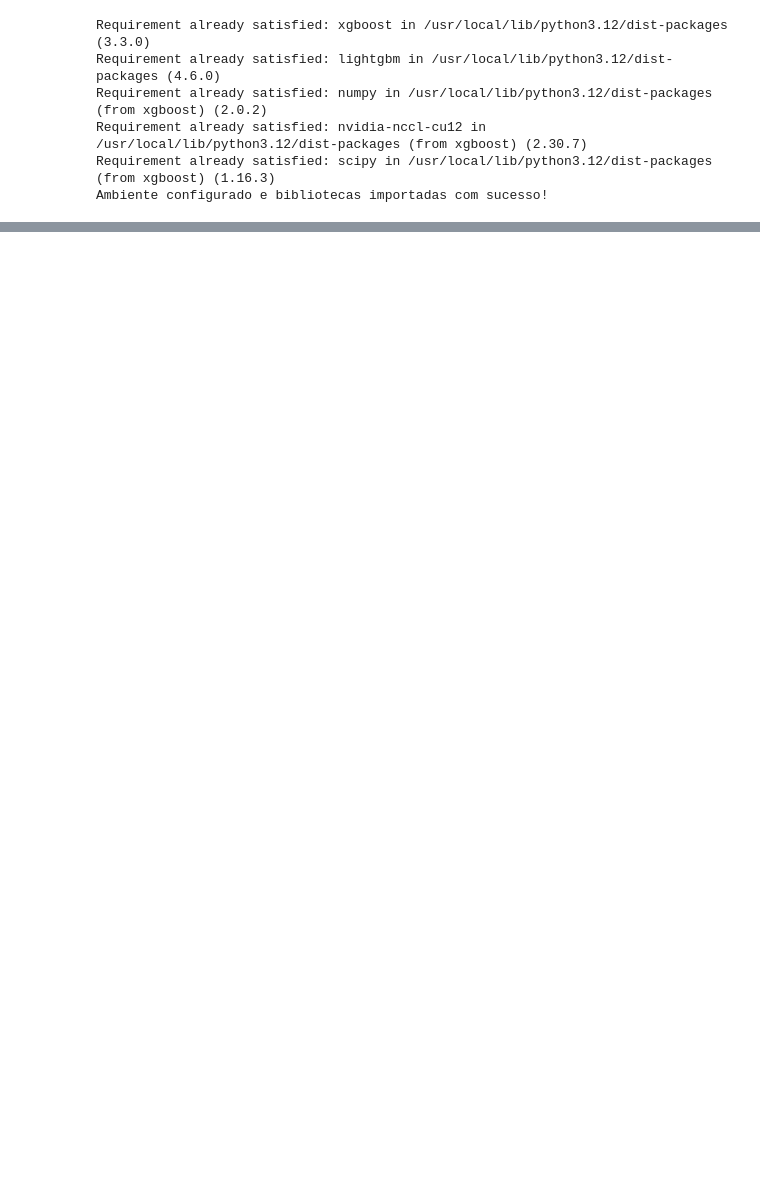
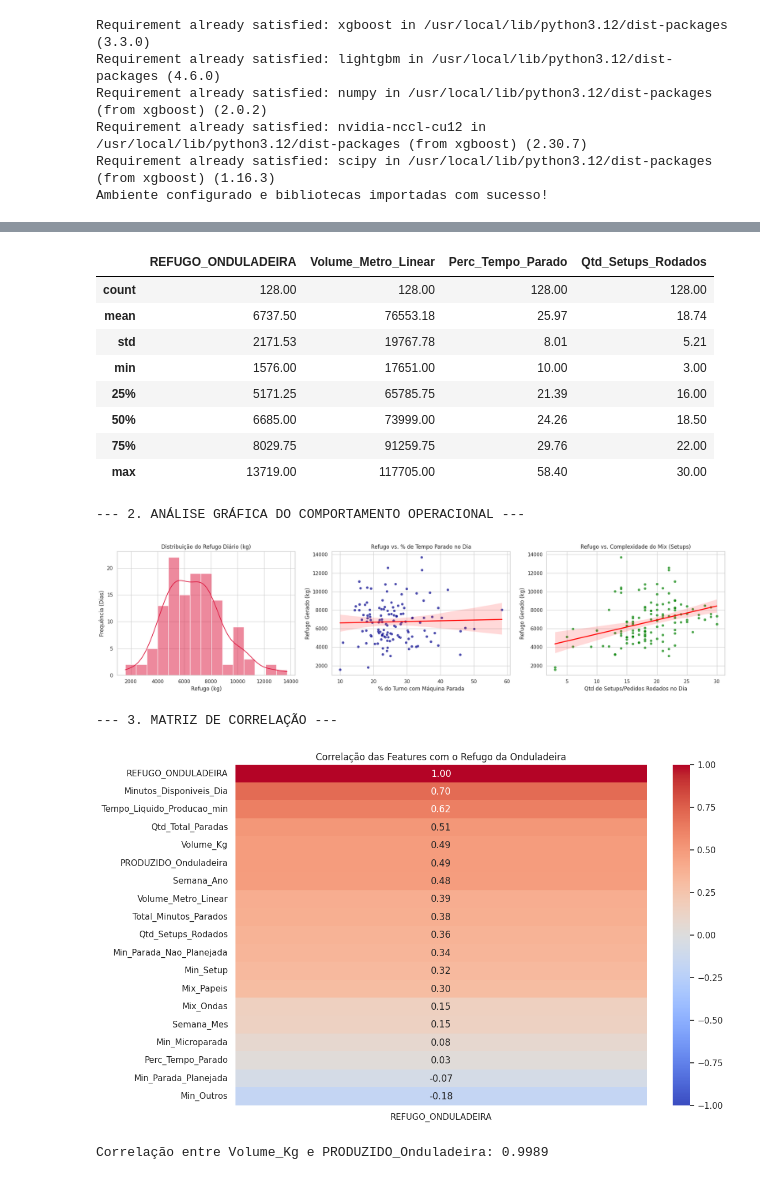
Before and after one commit to igorpedrozo27/MVP_Machine_Learning, a Jupyter notebook: Machine_Learning.ipynb, the cells around one changed output, grey strips where cells are left out. Drawn from its saved outputs; the diff is of its cells as text; code cells hidden in the pictures; blank space fills up the shorter version.

```diff
--- a/Machine_Learning.ipynb
+++ b/Machine_Learning.ipynb
@@ -84,0 +216,3 @@ drive.mount('/content/drive')
+# %%
+df_producao = df_producao.dropna(how='all')
+df_producao.info()
@@ -84,0 +324,57 @@ drive.mount('/content/drive')
+# %%
+# ==============================================================================
+# ANÁLISE EXPLORATÓRIA INICIAL (EDA)
+# ==============================================================================
+
+
+print("--- 1. VISÃO GERAL E ESTATÍSTICAS DESCRITIVAS ---")
+print("\n")
+df_master.info()
+print("\n")
+
+# Estatísticas descritivas das variáveis principais
+cols_descritivas = ['REFUGO_ONDULADEIRA', 'Volume_Metro_Linear', 'Perc_Tempo_Parado', 'Qtd_Setups_Rodados']
+display(df_master[cols_descritivas].describe().round(2))
+
+print("\n--- 2. ANÁLISE GRÁFICA DO COMPORTAMENTO OPERACIONAL ---")
+# Configurando a área de plotagem
+fig, axes = plt.subplots(1, 3, figsize=(20, 5))
+
+# Gráfico 1: Distribuição da Variável-Alvo (Refugo)
+sns.histplot(df_master['REFUGO_ONDULADEIRA'], bins=15, kde=True, ax=axes[0], color='crimson')
+axes[0].set_title('Distribuição do Refugo Diário (kg)')
+axes[0].set_xlabel('Refugo (kg)')
+axes[0].set_ylabel('Frequência (Dias)')
+
+# Gráfico 2: Refugo vs. Percentual de Tempo Parado
+sns.scatterplot(data=df_master, x='Perc_Tempo_Parado', y='REFUGO_ONDULADEIRA', ax=axes[1], color='darkblue', alpha=0.7)
+sns.regplot(data=df_master, x='Perc_Tempo_Parado', y='REFUGO_ONDULADEIRA', ax=axes[1], scatter=False, color='red')
+axes[1].set_title('Refugo vs. % de Tempo Parado no Dia')
+axes[1].set_xlabel('% do Turno com Máquina Parada')
+axes[1].set_ylabel('Refugo Gerado (kg)')
+
+# Gráfico 3: Refugo vs. Quantidade de Setups
+sns.scatterplot(data=df_master, x='Qtd_Setups_Rodados', y='REFUGO_ONDULADEIRA', ax=axes[2], color='green', alpha=0.7)
+sns.regplot(data=df_master, x='Qtd_Setups_Rodados', y='REFUGO_ONDULADEIRA', ax=axes[2], scatter=False, color='red')
+axes[2].set_title('Refugo vs. Complexidade do Mix (Setups)')
+axes[2].set_xlabel('Qtd de Setups/Pedidos Rodados no Dia')
+axes[2].set_ylabel('Refugo Gerado (kg)')
+
+plt.tight_layout()
+plt.show()
+
+print("\n--- 3. MATRIZ DE CORRELAÇÃO ---")
+# Selecionando apenas colunas numéricas para a correlação
+cols_numericas = df_master.select_dtypes(include=['int64', 'float64']).columns
+# Removendo IDs ou anos que não fazem sentido correlacionar
+cols_numericas = [c for c in cols_numericas if c not in ['Ano', 'Mês']]
+
+plt.figure(figsize=(12, 8))
+correlacao = df_master[cols_numericas].corr()
+
+# Focando a matriz apenas no que importa: a correlação das variáveis com o REFUGO
+corr_com_refugo = correlacao[['REFUGO_ONDULADEIRA']].sort_values(by='REFUGO_ONDULADEIRA', ascending=False)
+sns.heatmap(corr_com_refugo, annot=True, cmap='coolwarm', vmin=-1, vmax=1, fmt=".2f")
+plt.title('Correlação das Features com o Refugo da Onduladeira')
+plt.show()
+# %% [output]
@@ -84,0 +398,19 @@ drive.mount('/content/drive')
+|  | REFUGO_ONDULADEIRA | Volume_Metro_Linear | Perc_Tempo_Parado | Qtd_Setups_Rodados |
+| count | 128.00 | 128.00 | 128.00 | 128.00 |
+| mean | 6737.50 | 76553.18 | 25.97 | 18.74 |
+| std | 2171.53 | 19767.78 | 8.01 | 5.21 |
+| min | 1576.00 | 17651.00 | 10.00 | 3.00 |
+| 25% | 5171.25 | 65785.75 | 21.39 | 16.00 |
+| 50% | 6685.00 | 73999.00 | 24.26 | 18.50 |
+| 75% | 8029.75 | 91259.75 | 29.76 | 22.00 |
+| max | 13719.00 | 117705.00 | 58.40 | 30.00 |
+--- 2. ANÁLISE GRÁFICA DO COMPORTAMENTO OPERACIONAL ---
+[figure, added]
+--- 3. MATRIZ DE CORRELAÇÃO ---
+[figure, added]
+# %%
+# Checando a similaridade entre as duas métricas de volume
+correlacao_volumes = df_master[['Volume_Kg', 'PRODUZIDO_Onduladeira']].corr().iloc[0,1]
+print(f"Correlação entre Volume_Kg e PRODUZIDO_Onduladeira: {correlacao_volumes:.4f}")
+# %% [output]
+Correlação entre Volume_Kg e PRODUZIDO_Onduladeira: 0.9989
```
Also changed, not shown: parts of 27 cells of this notebook.
